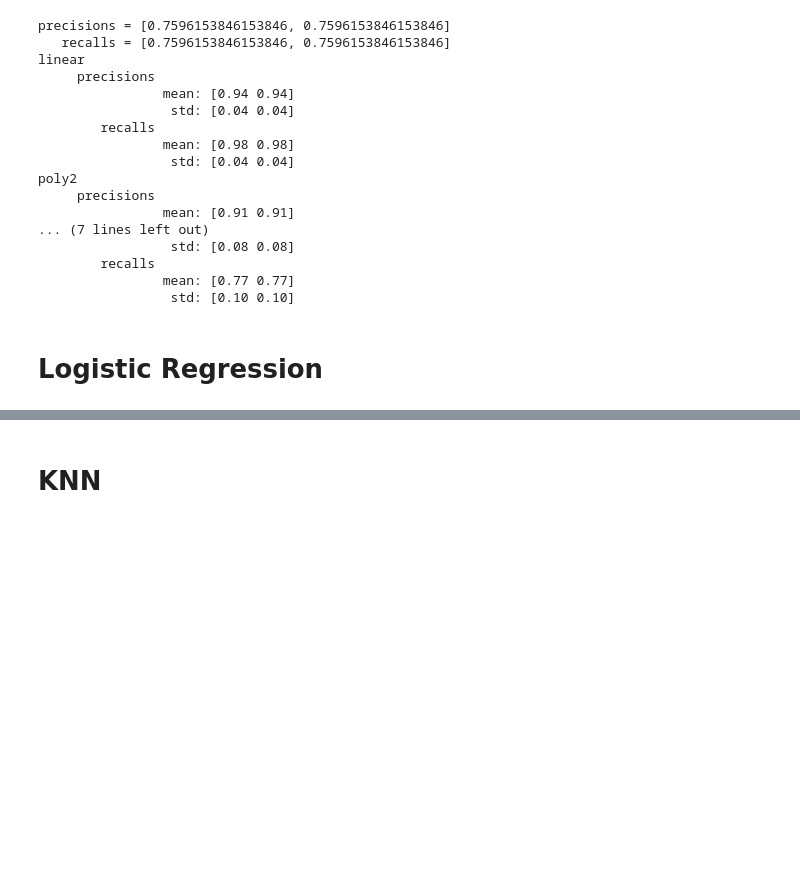
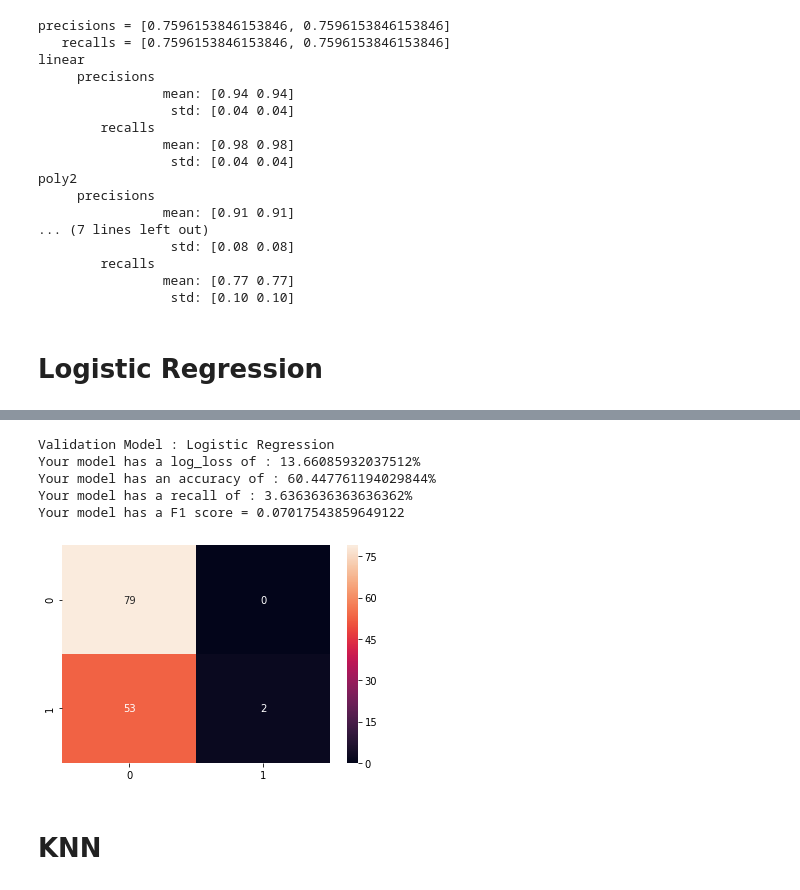
Before and after one commit to sellaziz/projet-ml-imta, a Jupyter notebook: binary-classification/BinaryClassificationProject.ipynb, the cells around one changed output, grey strips where cells are left out. Saved outputs shown, nothing was run; the diff lists cells and outputs as text; code cells hidden in the pictures; blank space fills up the shorter version.

```diff
--- a/binary-classification/BinaryClassificationProject.ipynb
+++ b/binary-classification/BinaryClassificationProject.ipynb
@@ -257,3 +256,17 @@ Logistic_regression(data_disease)
+# %%
+# Disease Note ##
+y_pred_lr_disease = Logistic_regression(X_train_disease, X_test_disease, y_train_disease, y_test_disease)
+confusionMatrix(y_test_disease, y_pred_lr_disease)
+
+print('Validation Model : Logistic Regression')
+validateModel(y_test_disease, y_pred_lr_disease)
+# %% [output]
+Validation Model : Logistic Regression
+Your model has a log_loss of : 13.66085932037512%
+Your model has an accuracy of : 60.447761194029844%
+Your model has a recall of : 3.6363636363636362%
+Your model has a F1 score = 0.07017543859649122
+[figure, added]
 # %% [markdown]
 # KNN
 # %%
```
Also changed, not shown: parts of 16 cells of this notebook, 1 other file.
